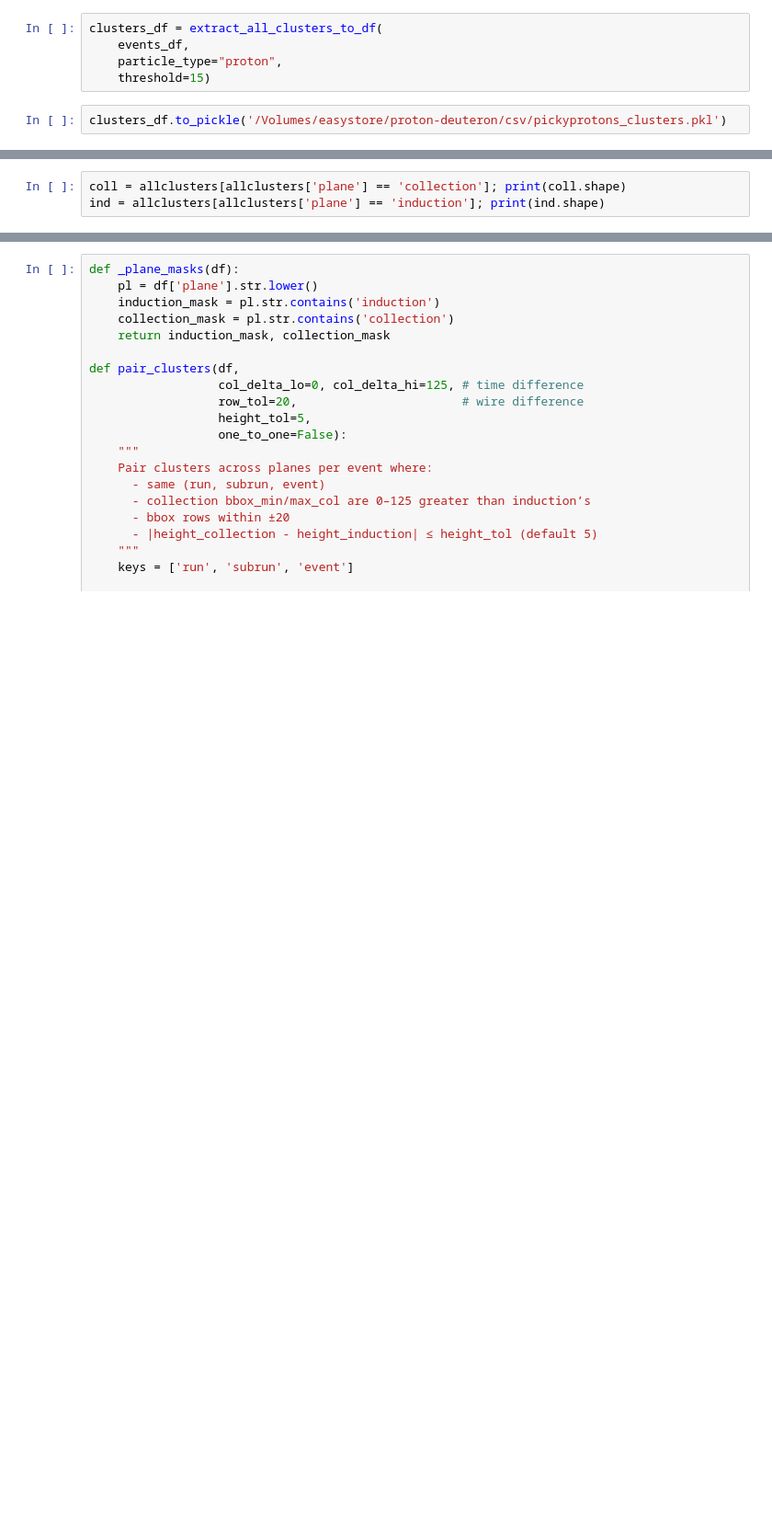
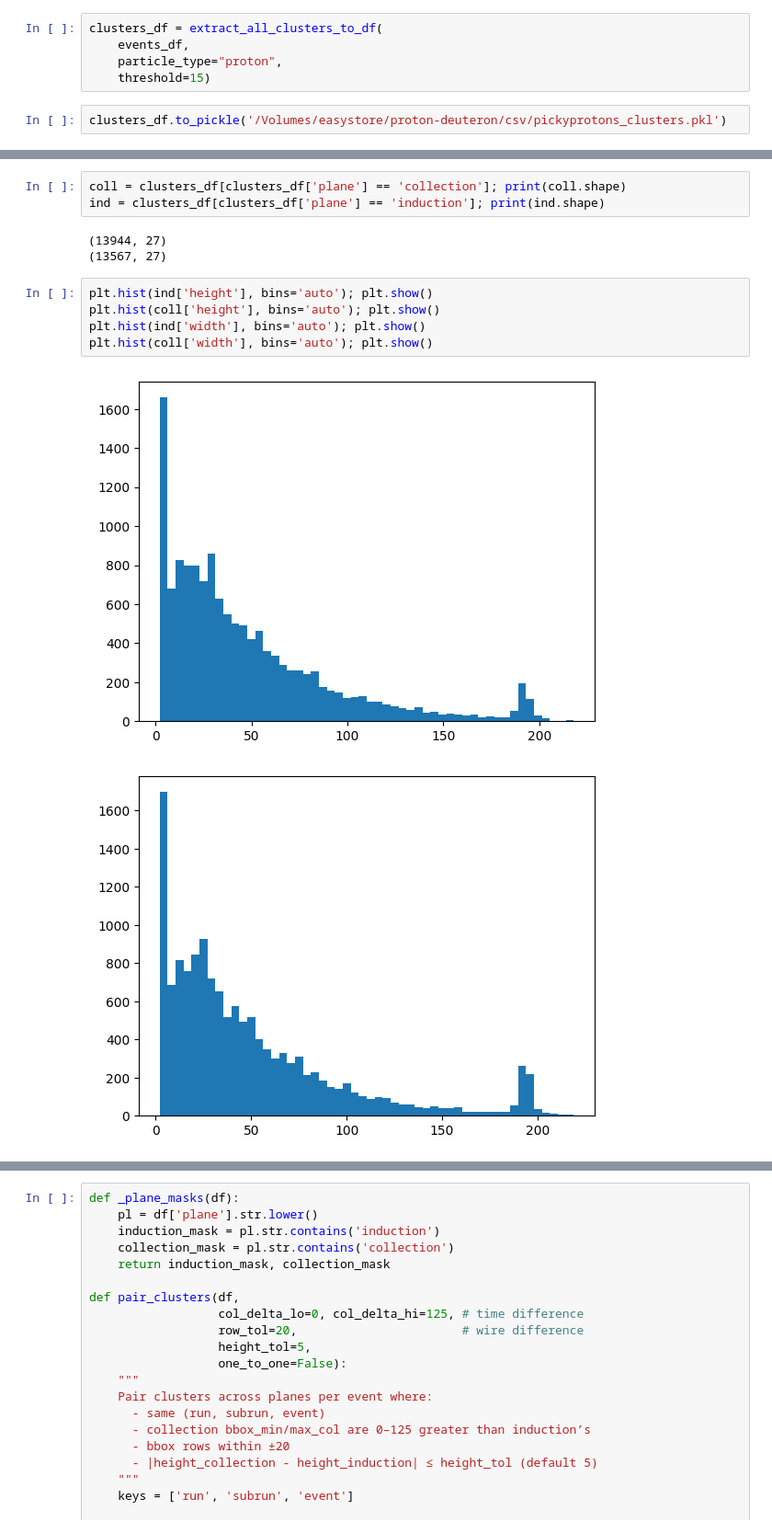
Before and after one commit to mohummudh/proton-deuteron, a Jupyter notebook: clustering/protons.ipynb, the cells around one changed output, grey strips where cells are left out. Shown at 92% size. Saved outputs shown, nothing was run; the diff lists cells and outputs as text; blank space fills up the shorter version.

```diff
--- a/clustering/protons.ipynb
+++ b/clustering/protons.ipynb
@@ -572,3 +576,14 @@ clusters_df = clusters_df[collection | induction].reset_index(drop=True); print(
 # %%
-coll = allclusters[allclusters['plane'] == 'collection']; print(coll.shape)
-ind = allclusters[allclusters['plane'] == 'induction']; print(ind.shape)
+coll = clusters_df[clusters_df['plane'] == 'collection']; print(coll.shape)
+ind = clusters_df[clusters_df['plane'] == 'induction']; print(ind.shape)
+# %% [output]
+(13944, 27)
+(13567, 27)
+# %%
+plt.hist(ind['height'], bins='auto'); plt.show()
+plt.hist(coll['height'], bins='auto'); plt.show()
+plt.hist(ind['width'], bins='auto'); plt.show()
+plt.hist(coll['width'], bins='auto'); plt.show()
+# %% [output]
+[figure, added]
+[figure, added]
```
Also changed, not shown: parts of 10 cells of this notebook, 2 other files.
